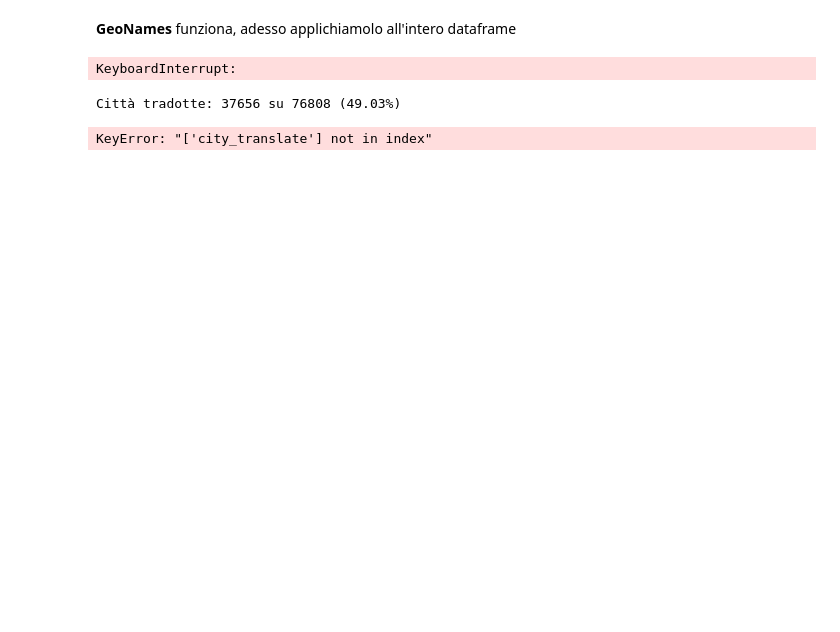
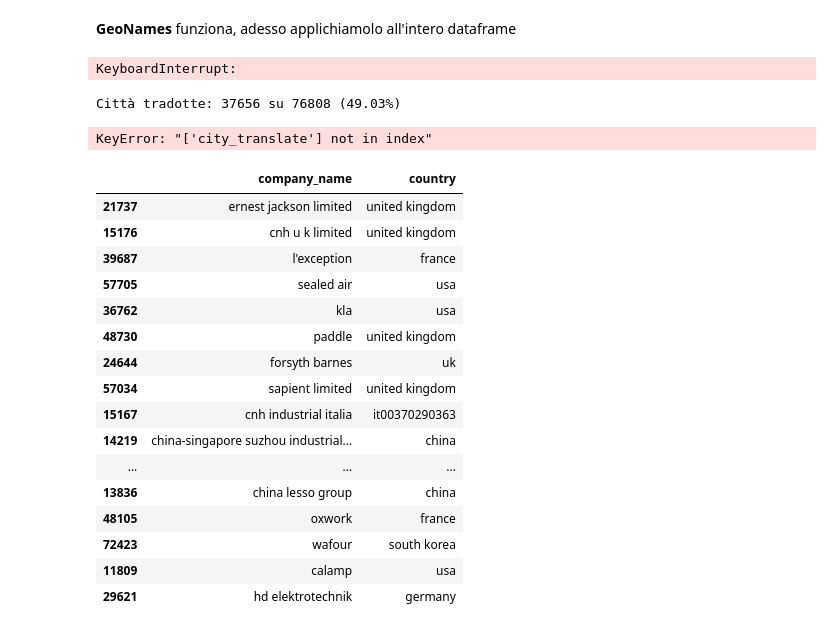
Before and after one commit to MatVitale6/IngegneriaDeiDatiProject, a Jupyter notebook: homework5/record_linkage/normalize_companies.ipynb, the cells around one changed output. Drawn from its saved outputs; the diff is of its cells as text; code cells hidden in the pictures; blank space fills up the shorter version.

```diff
--- a/homework5/record_linkage/normalize_companies.ipynb
+++ b/homework5/record_linkage/normalize_companies.ipynb
@@ -330,3 +341,24 @@ companies_df[['company_name', 'city', 'city_translate']].to_csv('translated_citi
 # %% [output]
 Città tradotte: 37656 su 76808 (49.03%)
 KeyError: "['city_translate'] not in index"
+# %%
+filtered_df = companies_df[companies_df['country'].notna() & (companies_df['country'].str.strip() != "")].copy()
+display(filtered_df[['company_name', 'country']].sample(25))
+# %% [output]
+|  | company_name | country |
+| 21737 | ernest jackson limited | united kingdom |
+| 15176 | cnh u k limited | united kingdom |
+| 39687 | l'exception | france |
+| 57705 | sealed air | usa |
+| 36762 | kla | usa |
+| 48730 | paddle | united kingdom |
+| 24644 | forsyth barnes | uk |
+| 57034 | sapient limited | united kingdom |
+| 15167 | cnh industrial italia | it00370290363 |
+| 14219 | china-singapore suzhou industrial... | china |
+| ... | ... | ... |
+| 13836 | china lesso group | china |
+| 48105 | oxwork | france |
+| 72423 | wafour | south korea |
+| 11809 | calamp | usa |
+| 29621 | hd elektrotechnik | germany |
```
Also changed, not shown: parts of 6 cells of this notebook.
